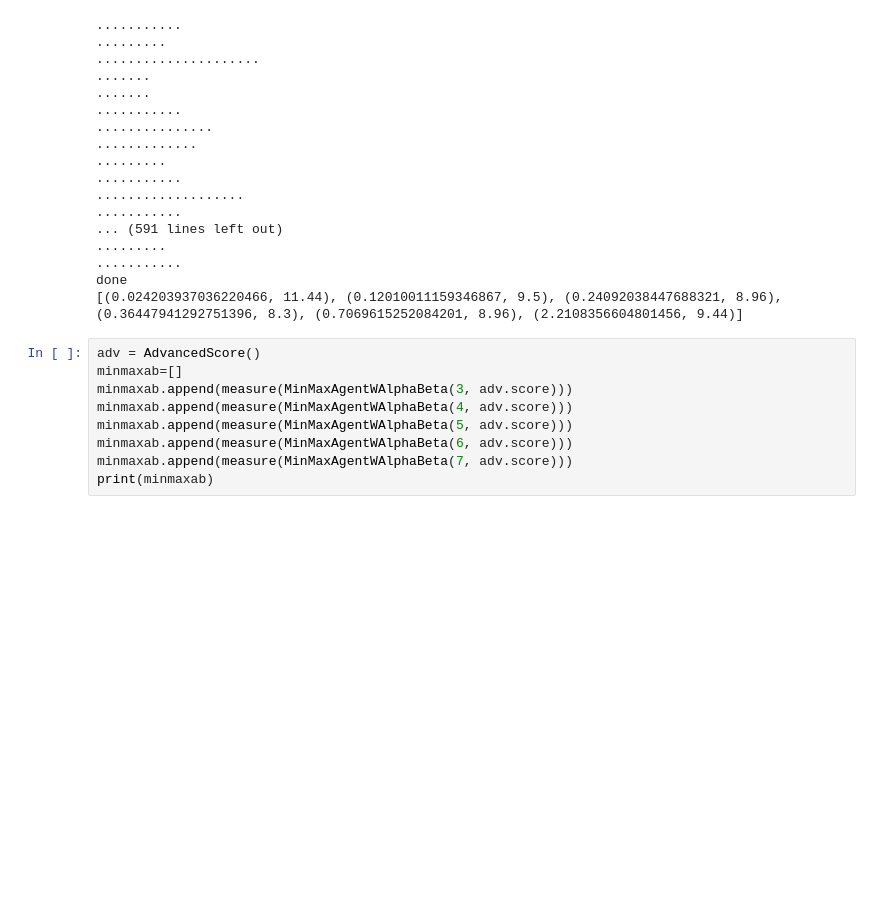
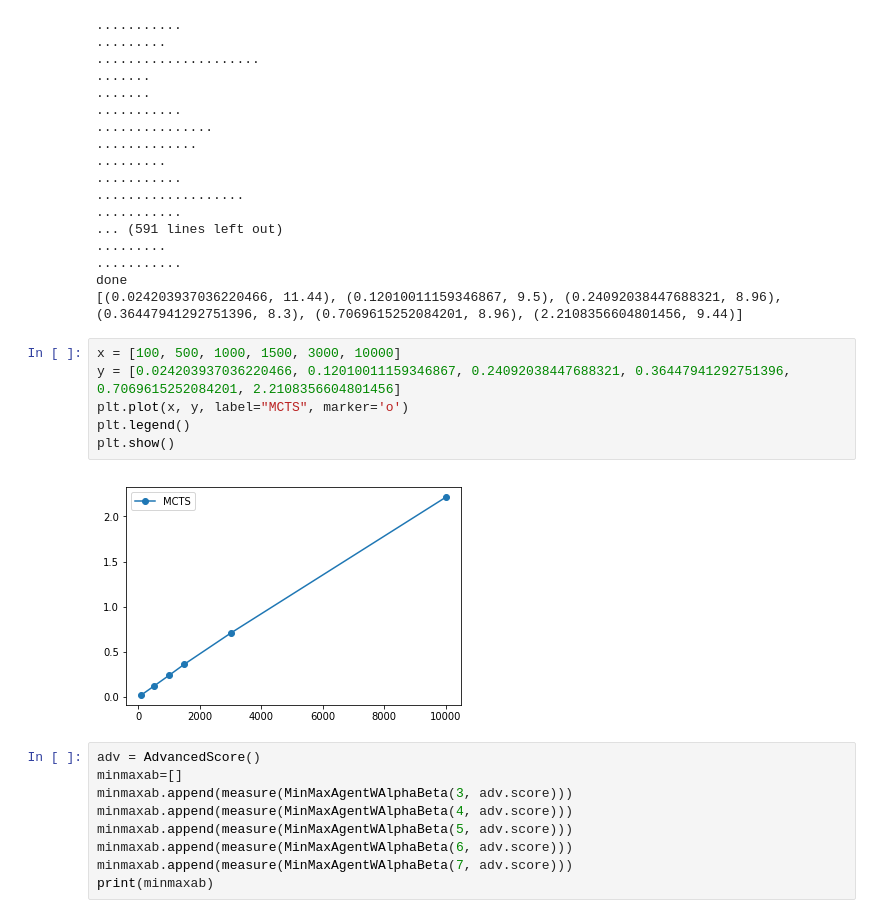
Before and after one commit to gr4cza/Connect4_AI, a Jupyter notebook: notebooks/Measure_agent.ipynb, the cells around one changed output. Saved outputs shown, nothing was run; the diff lists cells and outputs as text; blank space fills up the shorter version.

```diff
--- a/notebooks/Measure_agent.ipynb
+++ b/notebooks/Measure_agent.ipynb
@@ -91,6 +98,14 @@ print(mont)
 ...........
 done
 [(0.024203937036220466, 11.44), (0.12010011159346867, 9.5), (0.24092038447688321, 8.96), (0.36447941292751396, 8.3), (0.7069615252084201, 8.96), (2.2108356604801456, 9.44)]
+# %%
+x = [100, 500, 1000, 1500, 3000, 10000]
+y = [0.024203937036220466, 0.12010011159346867, 0.24092038447688321, 0.36447941292751396, 0.7069615252084201, 2.2108356604801456]
+plt.plot(x, y, label="MCTS", marker='o')
+plt.legend()
+plt.show()
+# %% [output]
+[figure, added]
 # %%
 adv = AdvancedScore()
 minmaxab=[]
```
Also changed, not shown: parts of 4 cells of this notebook, 3 other files.
